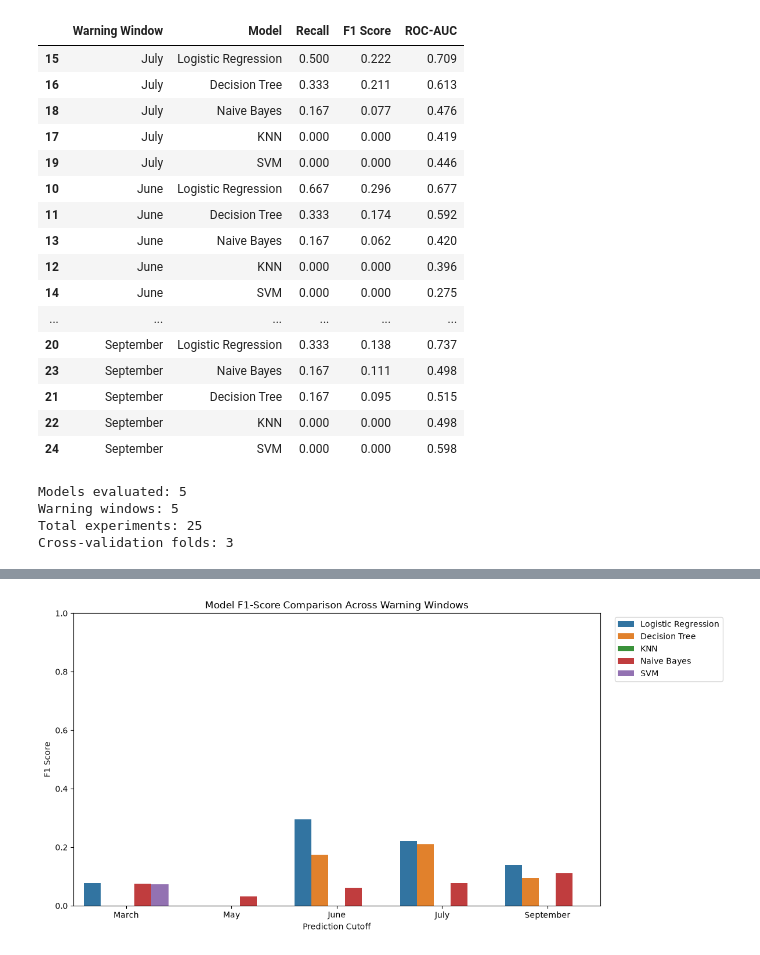
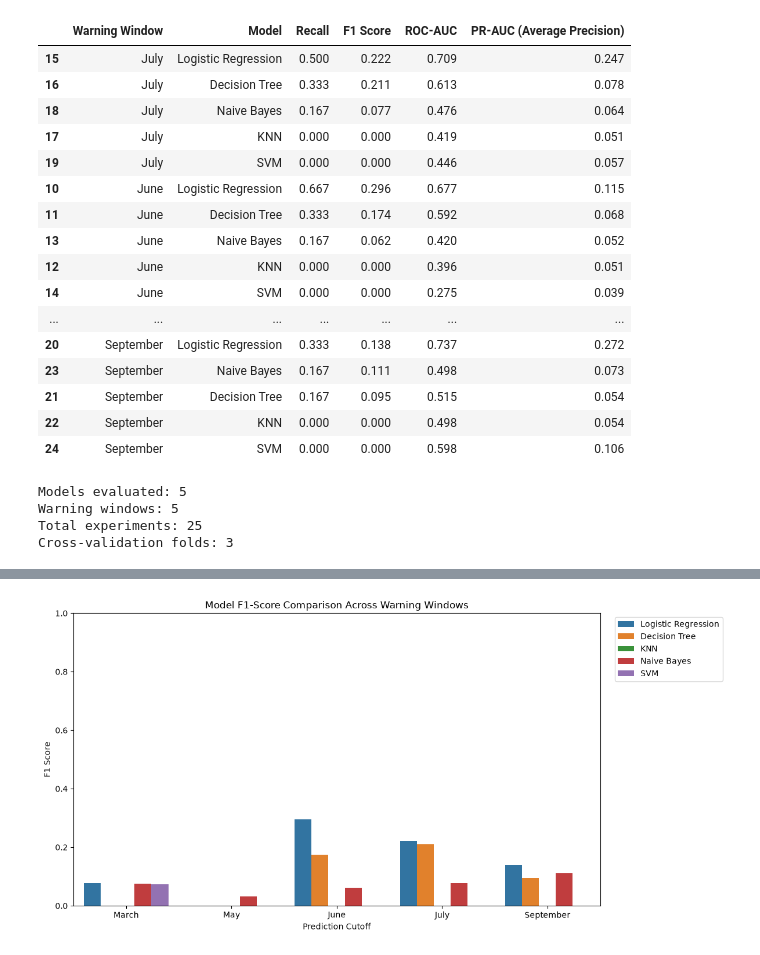
Before and after one commit to meppyy/ml-project, a Jupyter notebook: notebooks/04_model_training.ipynb, the cells around one changed output, grey strips where cells are left out. Cells and saved outputs as stored; diff of their text form; code cells hidden in the pictures.

```diff
--- a/notebooks/04_model_training.ipynb
+++ b/notebooks/04_model_training.ipynb
@@ -10,7 +10,7 @@ from sklearn.neighbors import KNeighborsClassifier
 from sklearn.naive_bayes import GaussianNB
 from sklearn.svm import SVC
 
-from sklearn.metrics import recall_score, precision_score, f1_score, roc_auc_score, confusion_matrix
+from sklearn.metrics import recall_score, precision_score, f1_score, roc_auc_score, average_precision_score, confusion_matrix
 from imblearn.pipeline import Pipeline
 from imblearn.over_sampling import RandomOverSampler
 
@@ -129,6 +129,9 @@ for cutoff, columns in cutoffs.items():
                 ),
                 "ROC-AUC": roc_auc_score(
                     fold_y_true, fold_scores
+                ),
+                "PR-AUC (Average Precision)": average_precision_score(
+                    fold_y_true, fold_scores
                 )
             })
 
@@ -137,51 +140,52 @@ for cutoff, columns in cutoffs.items():
             "Model": model_name,
             "Recall": recall_score(y, oof_predictions, zero_division=0),
             "F1 Score": f1_score(y, oof_predictions, zero_division=0),
-            "ROC-AUC": roc_auc_score(y, oof_probabilities)
+            "ROC-AUC": roc_auc_score(y, oof_probabilities),
+            "PR-AUC (Average Precision)": average_precision_score(y, oof_probabilities)
         })
 
         prediction_records.append(pd.DataFrame({
             "YEAR": df["YEAR"],
             "CUTOFF": cutoff,
             "MODEL": model_name,
             "FOLD": oof_folds,
             "ACTUAL": y,
             "PREDICTED": oof_predictions,
             "PROBABILITY": oof_probabilities
         }))
 
 # Create comparison table
 results_df = pd.DataFrame(results)
 
 display(
     results_df.round(3).sort_values(
         ["Warning Window", "F1 Score"],
         ascending=[True, False]
     )
 )
 
 print("\nModels evaluated:", len(models))
 print("Warning windows:", len(cutoffs))
 print("Total experiments:", len(results_df))
 print("Cross-validation folds:", cv.get_n_splits())
 # %% [output]
-|  | Warning Window | Model | Recall | F1 Score | ROC-AUC |
-| 15 | July | Logistic Regression | 0.500 | 0.222 | 0.709 |
-| 16 | July | Decision Tree | 0.333 | 0.211 | 0.613 |
-| 18 | July | Naive Bayes | 0.167 | 0.077 | 0.476 |
-| 17 | July | KNN | 0.000 | 0.000 | 0.419 |
-| 19 | July | SVM | 0.000 | 0.000 | 0.446 |
-| 10 | June | Logistic Regression | 0.667 | 0.296 | 0.677 |
-| 11 | June | Decision Tree | 0.333 | 0.174 | 0.592 |
-| 13 | June | Naive Bayes | 0.167 | 0.062 | 0.420 |
-| 12 | June | KNN | 0.000 | 0.000 | 0.396 |
-| 14 | June | SVM | 0.000 | 0.000 | 0.275 |
-| ... | ... | ... | ... | ... | ... |
-| 20 | September | Logistic Regression | 0.333 | 0.138 | 0.737 |
-| 23 | September | Naive Bayes | 0.167 | 0.111 | 0.498 |
-| 21 | September | Decision Tree | 0.167 | 0.095 | 0.515 |
-| 22 | September | KNN | 0.000 | 0.000 | 0.498 |
-| 24 | September | SVM | 0.000 | 0.000 | 0.598 |
+|  | Warning Window | Model | Recall | F1 Score | ROC-AUC | PR-AUC (Average Precision) |
+| 15 | July | Logistic Regression | 0.500 | 0.222 | 0.709 | 0.247 |
+| 16 | July | Decision Tree | 0.333 | 0.211 | 0.613 | 0.078 |
+| 18 | July | Naive Bayes | 0.167 | 0.077 | 0.476 | 0.064 |
+| 17 | July | KNN | 0.000 | 0.000 | 0.419 | 0.051 |
+| 19 | July | SVM | 0.000 | 0.000 | 0.446 | 0.057 |
+| 10 | June | Logistic Regression | 0.667 | 0.296 | 0.677 | 0.115 |
+| 11 | June | Decision Tree | 0.333 | 0.174 | 0.592 | 0.068 |
+| 13 | June | Naive Bayes | 0.167 | 0.062 | 0.420 | 0.052 |
+| 12 | June | KNN | 0.000 | 0.000 | 0.396 | 0.051 |
+| 14 | June | SVM | 0.000 | 0.000 | 0.275 | 0.039 |
+| ... | ... | ... | ... | ... | ... | ... |
+| 20 | September | Logistic Regression | 0.333 | 0.138 | 0.737 | 0.272 |
+| 23 | September | Naive Bayes | 0.167 | 0.111 | 0.498 | 0.073 |
+| 21 | September | Decision Tree | 0.167 | 0.095 | 0.515 | 0.054 |
+| 22 | September | KNN | 0.000 | 0.000 | 0.498 | 0.054 |
+| 24 | September | SVM | 0.000 | 0.000 | 0.598 | 0.106 |
 Models evaluated: 5
 Warning windows: 5
 Total experiments: 25
```
Also changed, not shown: parts of 7 cells of this notebook, 10 other files.
